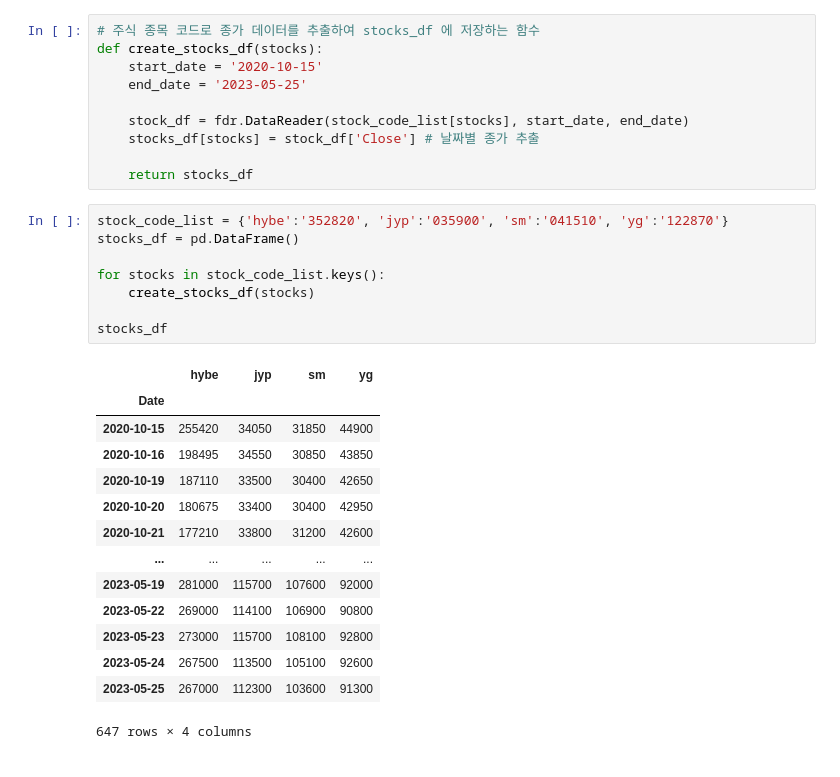
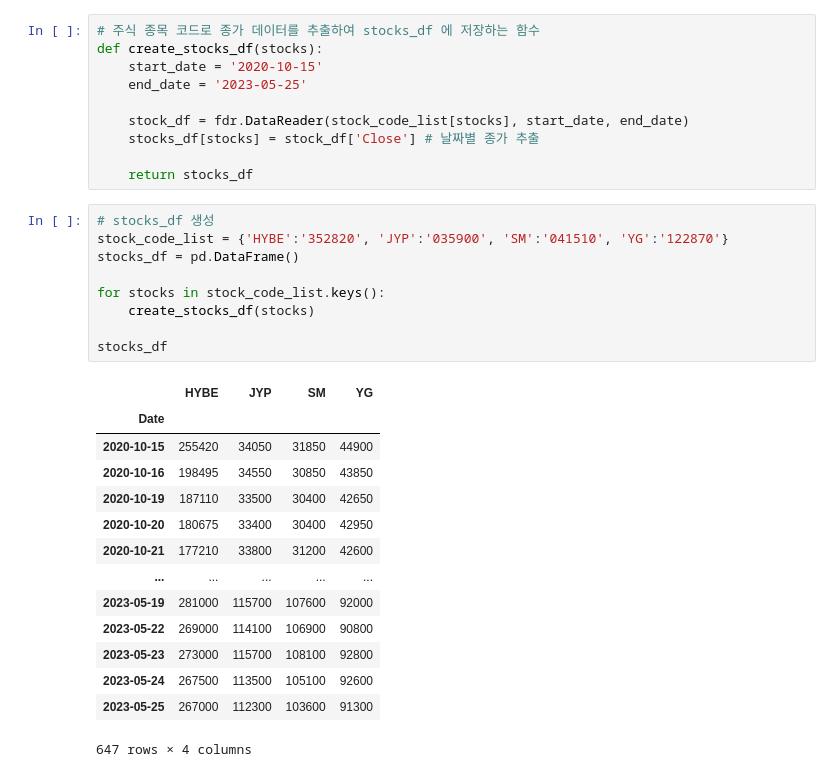
Before and after one commit to pulpo125/habang, a Jupyter notebook: stock_pj/stock_crawling.ipynb, the cells around one changed output. Cells and saved outputs as stored; diff of their text form.

```diff
--- a/stock_pj/stock_crawling.ipynb
+++ b/stock_pj/stock_crawling.ipynb
@@ -14,15 +26,16 @@ def create_stocks_df(stocks):
 
     return stocks_df
 # %%
-stock_code_list = {'hybe':'352820', 'jyp':'035900', 'sm':'041510', 'yg':'122870'}
+# stocks_df 생성
+stock_code_list = {'HYBE':'352820', 'JYP':'035900', 'SM':'041510', 'YG':'122870'}
 stocks_df = pd.DataFrame()
 
 for stocks in stock_code_list.keys():
     create_stocks_df(stocks)
 
 stocks_df
 # %% [output]
-|  | hybe | jyp | sm | yg |
+|  | HYBE | JYP | SM | YG |
 | Date |  |  |  |  |
 | 2020-10-15 | 255420 | 34050 | 31850 | 44900 |
 | 2020-10-16 | 198495 | 34550 | 30850 | 43850 |
```
Also changed, not shown: parts of 15 cells of this notebook, 3 other files.
